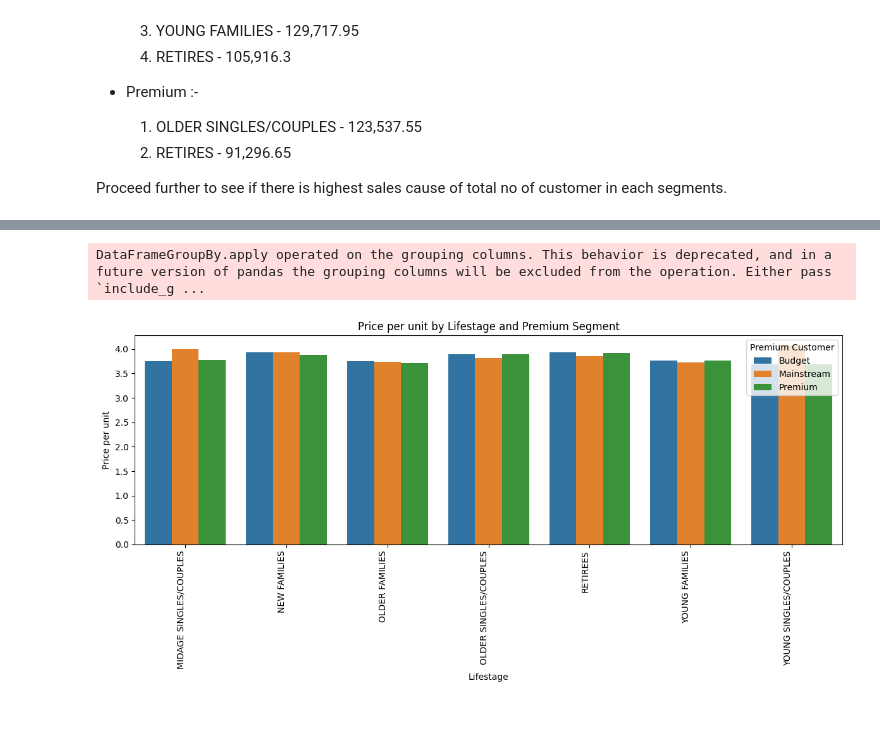
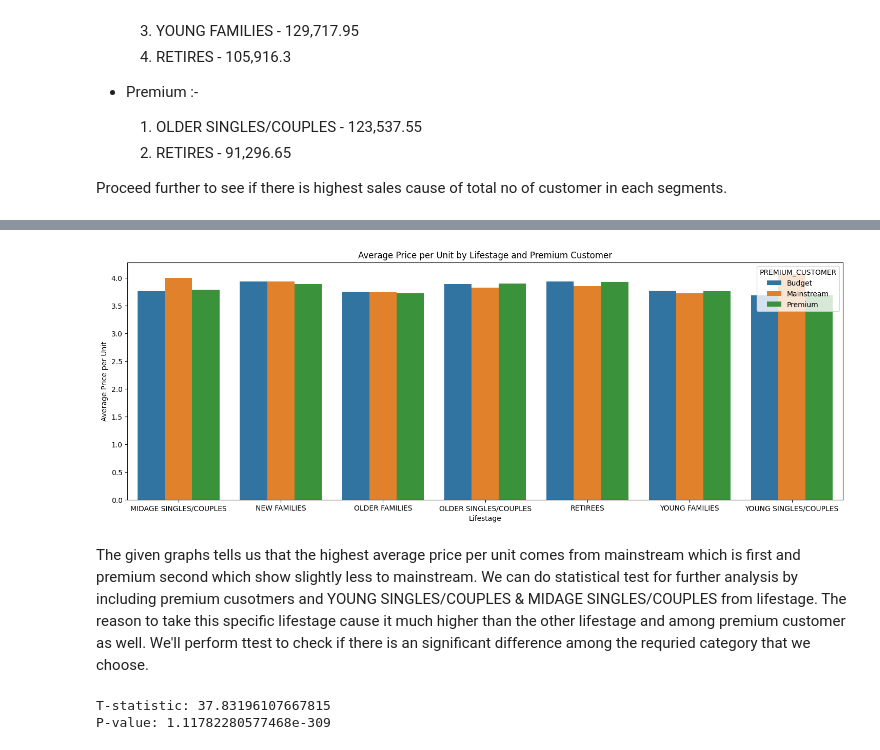
Before and after one commit to Vedant-cloud-ctrl/Quantium, a Jupyter notebook: Quantium_Task_1.ipynb, the cells around one changed output, grey strips where cells are left out. Cells and saved outputs as stored; diff of their text form; code cells hidden in the pictures; blank space fills up the shorter version.

```diff
--- a/Quantium_Task_1.ipynb
+++ b/Quantium_Task_1.ipynb
@@ -607,0 +618,8 @@ Highest can also comes from quantity of chip purchased by customer
+# %%
+# Key metrics for avg price per unit on LIFESTAGE & PREIMUM CUSTOMER
+metrics = Data.groupby(["LIFESTAGE", "PREMIUM_CUSTOMER"]).agg(
+    tot_sales=("TOT_SALES", "sum"),
+    prod_qty=("PROD_QTY", "sum")
+)
+metrics["avg_price_per_unit"] = metrics["tot_sales"] / metrics["prod_qty"]
+metrics
@@ -608,28 +645,19 @@ Highest can also comes from quantity of chip purchased by customer
 # %%
-# Average price per unit
-avg_unit = Data.groupby(["PREMIUM_CUSTOMER", "LIFESTAGE"]).apply(
-    lambda x: x["TOT_SALES"].sum() / x["PROD_QTY"].sum()
-).reset_index(name="AVG")
-
-# Plot
-plt.figure(figsize=(12, 6))
+# Plot bar graph
+plt.figure(figsize=(18, 6))
 sns.barplot(
-    data = avg_unit,
-    x = "LIFESTAGE",
-    y = "AVG",
-    hue = "PREMIUM_CUSTOMER",
-    dodge = True
+    data=metrics.reset_index(),
+    x="LIFESTAGE",
+    y="avg_price_per_unit",
+    hue="PREMIUM_CUSTOMER"
 )
-
-
-# Formatting
-plt.xticks(rotation=90)
-plt.title("Price per unit by Lifestage and Premium Segment")
+plt.title("Average Price per Unit by Lifestage and Premium Customer")
 plt.xlabel("Lifestage")
-plt.ylabel("Price per unit")
-plt.legend(title="Premium Customer")
-plt.tight_layout()
+plt.ylabel("Average Price per Unit")
 plt.show()
 # %% [output]
-DataFrameGroupBy.apply operated on the grouping columns. This behavior is deprecated, and in a future version of pandas the grouping columns will be excluded from the operation. Either pass `include_g ...
-[figure, old version]
+[figure, new version]
+# %% [markdown]
+The given graphs tells us that the highest average price per unit comes from mainstream which is first and premium second which show slightly less to mainstream.
+We can do statistical test for further analysis by including premium cusotmers and YOUNG SINGLES/COUPLES & MIDAGE SINGLES/COUPLES from lifestage.
+The reason to take this specific lifestage cause it much higher than the other lifestage and among premium customer as well. We'll perform ttest to check if there is an significant difference among the requried category that we choose.
@@ -635,0 +666,27 @@ DataFrameGroupBy.apply operated on the grouping columns. This behavior is deprec
+# %%
+# Cal UNIT PRICE
+Data["UNIT_PRICE"] = Data["TOT_SALES"] / Data["PROD_QTY"]
+
+# Selected lifestage
+selected_lifestage = ["YOUNG SINGLES/COUPLES", "MIDAGE SINGLES/COUPLES"]
+
+# Mainstream
+mainstream_price = Data[
+    (Data["LIFESTAGE"].isin(selected_lifestage)) &
+    (Data["PREMIUM_CUSTOMER"] == "Mainstream")
+]["UNIT_PRICE"]
+
+non_mainstream_price = Data[
+    (Data["LIFESTAGE"].isin(selected_lifestage)) &
+    (Data["PREMIUM_CUSTOMER"] != "Mainstream")
+]["UNIT_PRICE"]
+
+# Ttes, p_val
+t_stat, p_val = ttest_ind(mainstream_price, non_mainstream_price, alternative="greater")
+
+# Print
+print("T-statistic:", t_stat)
+print("P-value:", p_val)
+# %% [output]
+T-statistic: 37.83196107667815
+P-value: 1.11782280577468e-309
```
Also changed, not shown: parts of 13 cells of this notebook.
